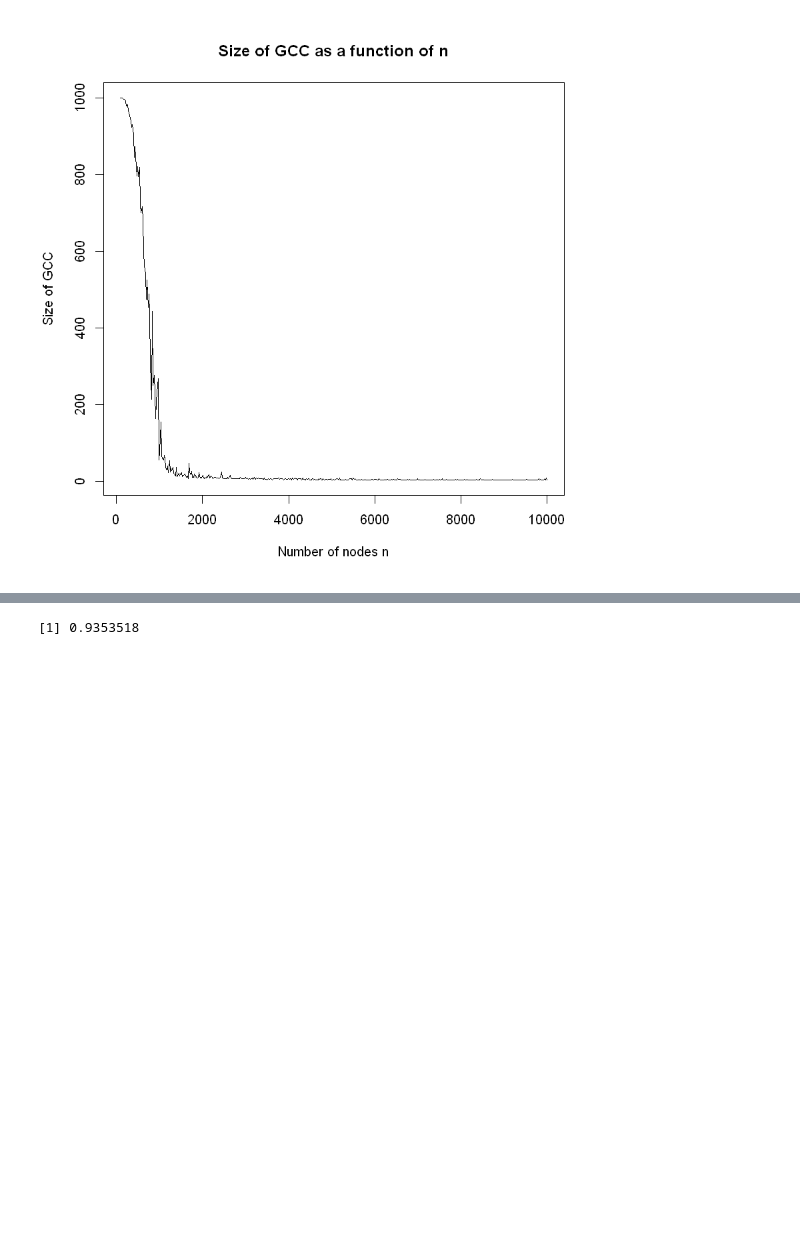
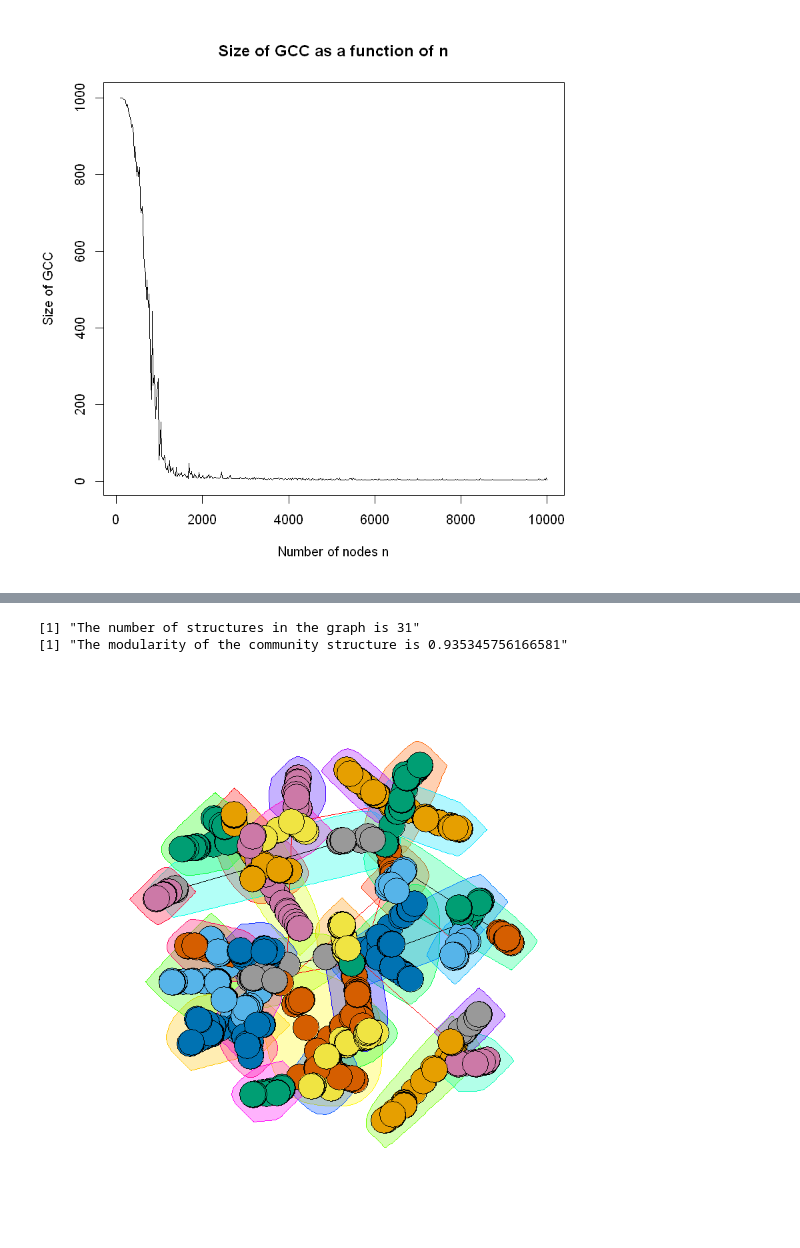
Before and after one commit to maithilibhide/ECE232, a Jupyter notebook: Project1/Q1.1_1.3.ipynb, the cells around one changed output, grey strips where cells are left out. Cells and saved outputs as stored; diff of their text form; code cells hidden in the pictures; blank space fills up the shorter version.

```diff
--- a/Project1/Q1.1_1.3.ipynb
+++ b/Project1/Q1.1_1.3.ipynb
@@ -185,6 +177,10 @@ $KS.p
-# %%
-#Question 1.3b
-comm = cluster_fast_greedy(g)
-modularity(comm)
-# %% [output]
-[1] 0.9353518
+# %%
+#Question 1.3b
+comm = cluster_fast_greedy(g)
+print(paste("The number of structures in the graph is",length(comm)))
+print(paste("The modularity of the community structure is",modularity(comm)))
+plot(comm,g,vertex.label=NA)
+# %% [output]
+[1] "The number of structures in the graph is 31"
+[1] "The modularity of the community structure is 0.935345756166581"
+[figure, added]
```
Also changed, not shown: parts of 5 cells of this notebook.
